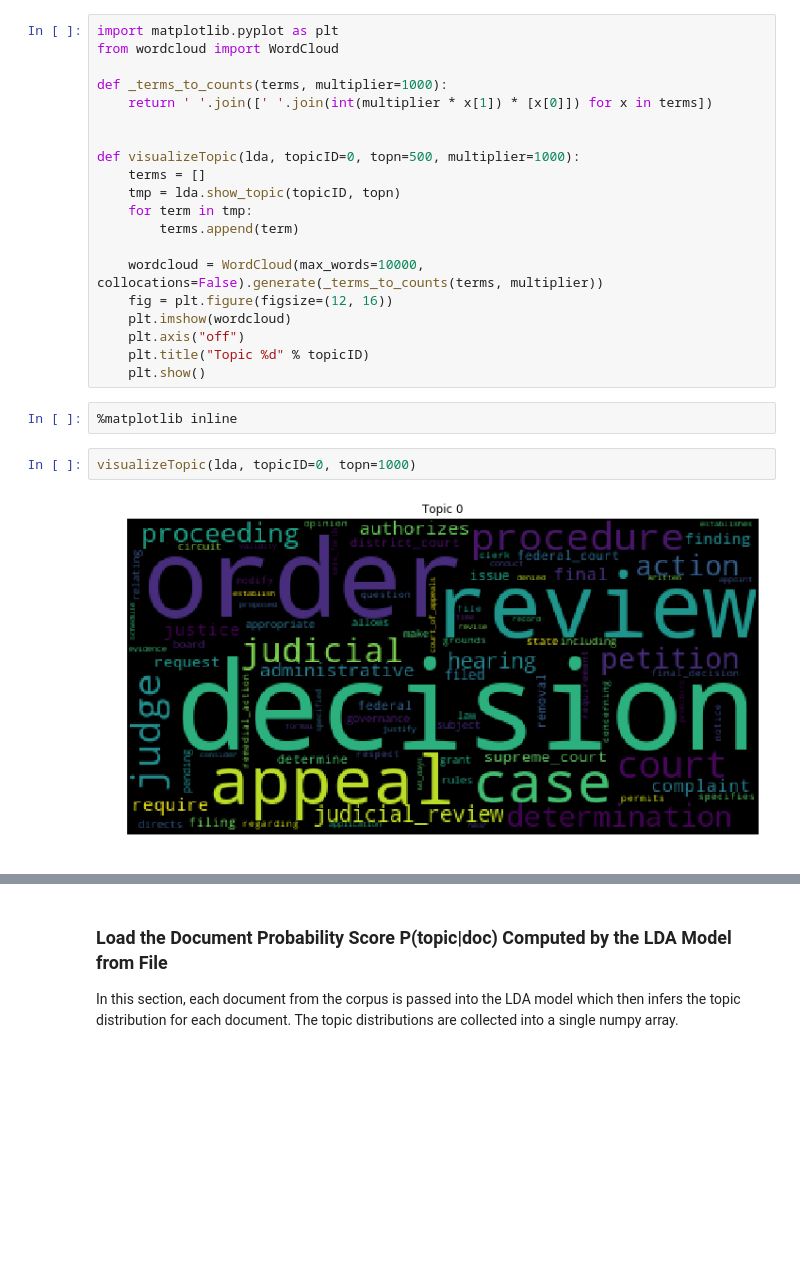
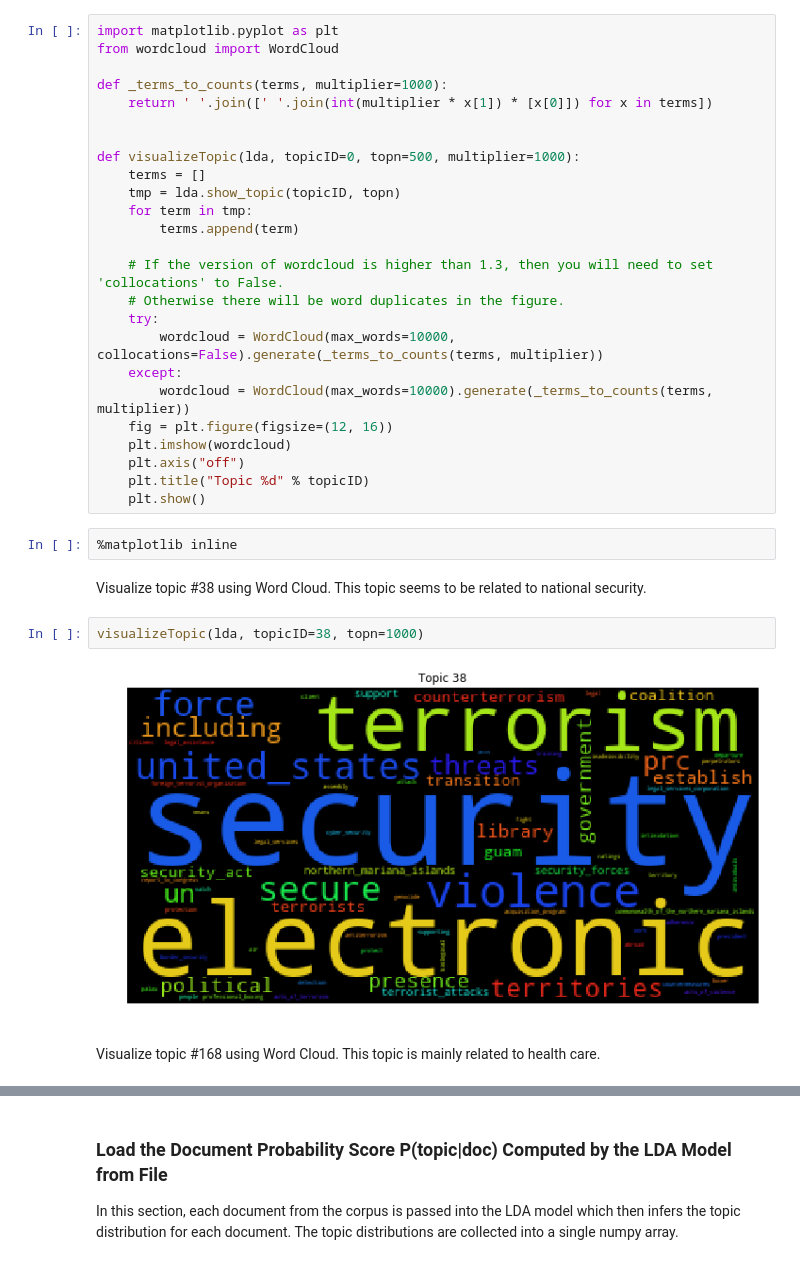
Before and after one commit to Azure-Samples/MachineLearningSamples-DocumentCollectionAnalysis, a Jupyter notebook: notebooks/4_Topic_Model_Summarization.ipynb, the cells around one changed output, grey strips where cells are left out. Saved outputs shown, nothing was run; the diff lists cells and outputs as text; blank space fills up the shorter version.

```diff
--- a/notebooks/4_Topic_Model_Summarization.ipynb
+++ b/notebooks/4_Topic_Model_Summarization.ipynb
@@ -128,7 +129,12 @@ def visualizeTopic(lda, topicID=0, topn=500, multiplier=1000):
     for term in tmp:
         terms.append(term)
 
-    wordcloud = WordCloud(max_words=10000, collocations=False).generate(_terms_to_counts(terms, multiplier))
+    # If the version of wordcloud is higher than 1.3, then you will need to set 'collocations' to False.
+    # Otherwise there will be word duplicates in the figure.
+    try:
+        wordcloud = WordCloud(max_words=10000, collocations=False).generate(_terms_to_counts(terms, multiplier))
+    except:
+        wordcloud = WordCloud(max_words=10000).generate(_terms_to_counts(terms, multiplier))
     fig = plt.figure(figsize=(12, 16))
     plt.imshow(wordcloud)
     plt.axis("off")
@@ -136,8 +142,12 @@ def visualizeTopic(lda, topicID=0, topn=500, multiplier=1000):
     plt.show()
 # %%
 %matplotlib inline
+# %% [markdown]
+Visualize topic \#38 using Word Cloud. This topic seems to be related to national security.
 # %%
-visualizeTopic(lda, topicID=0, topn=1000)
+visualizeTopic(lda, topicID=38, topn=1000)
 # %% [output]
-[figure, old version]
+[figure, new version]
+# %% [markdown]
+Visualize topic \#168 using Word Cloud. This topic is mainly related to health care.
 # %%
```
Also changed, not shown: parts of 6 cells of this notebook, 16 other files.
